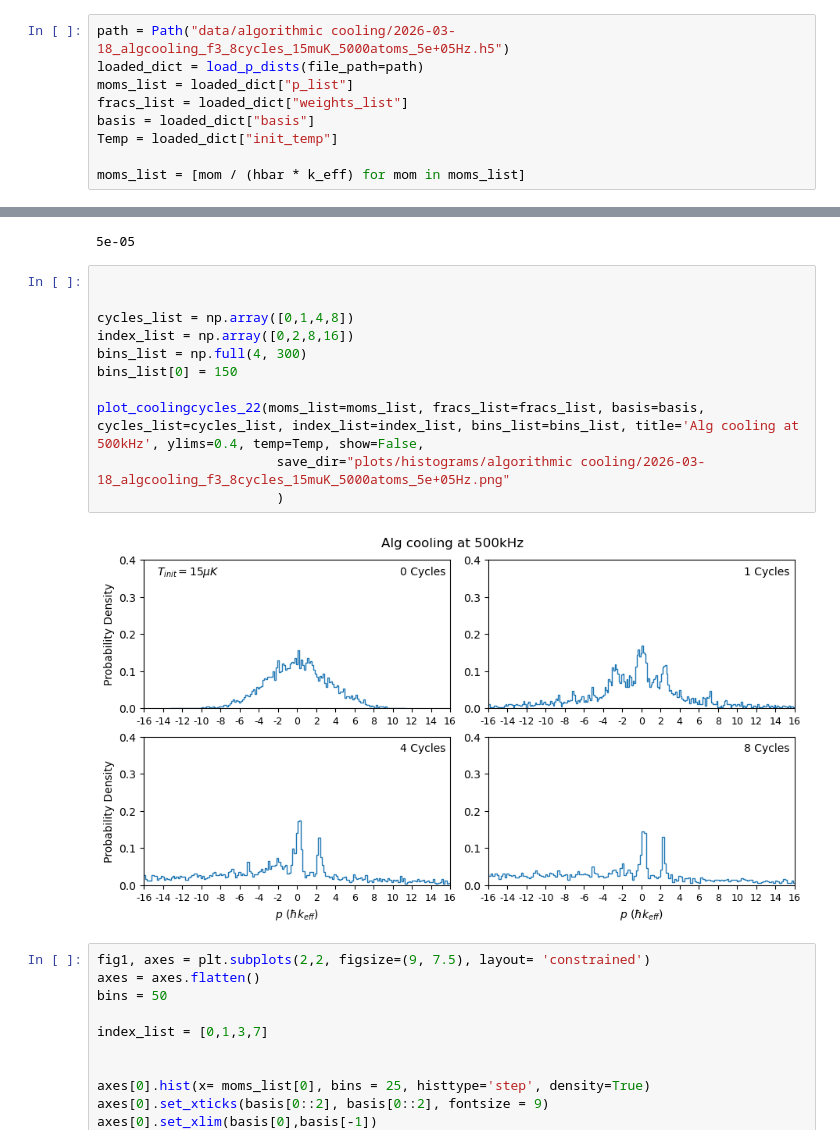
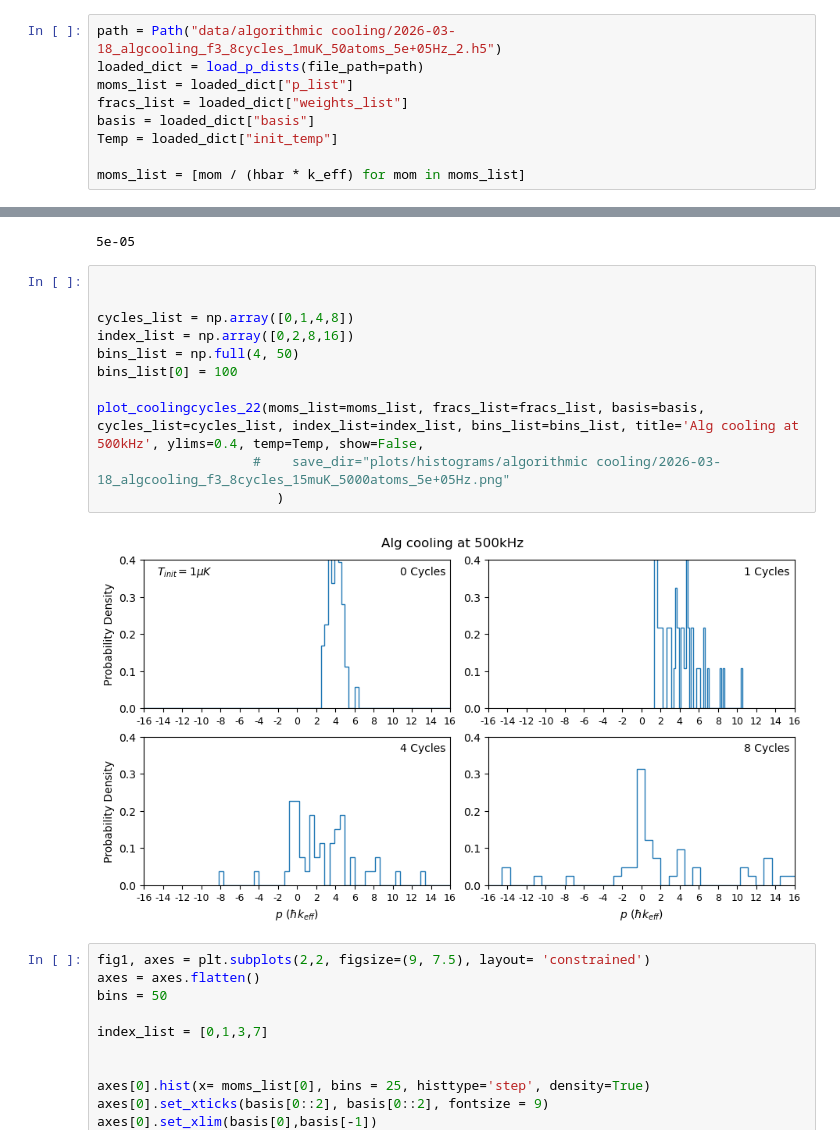
Before and after one commit to tr2g20/simulations, a Jupyter notebook: alg_cooling_2.ipynb, the cells around one changed output, grey strips where cells are left out. Saved outputs shown, nothing was run; the diff lists cells and outputs as text.

```diff
--- a/alg_cooling_2.ipynb
+++ b/alg_cooling_2.ipynb
@@ -34,7 +34,7 @@ initial_state = initial_state/ np.linalg.norm(initial_state)
 
 moms_list, fracs_list, _ = simulate_alg_cooling_custom(basis=basis, sequence=RR3, time_steps=time_steps, n_atoms=N, temp=Temp, initial_state=initial_state, cycles=cycles, rabi_freq=rabi_freq, pumping_route='f3', save_dir='data/algorithmic cooling')
 # %%
-path = Path("data/algorithmic cooling/2026-03-18_algcooling_f3_8cycles_15muK_5000atoms_5e+05Hz.h5")
+path = Path("data/algorithmic cooling/2026-03-18_algcooling_f3_8cycles_1muK_50atoms_5e+05Hz_2.h5")
 loaded_dict = load_p_dists(file_path=path)
 moms_list = loaded_dict["p_list"]
 fracs_list = loaded_dict["weights_list"]
@@ -49,16 +49,16 @@ print(Temp)
 # %%
 
 
 cycles_list = np.array([0,1,4,8])
 index_list = np.array([0,2,8,16])
-bins_list = np.full(4, 300)
-bins_list[0] = 150
+bins_list = np.full(4, 50)
+bins_list[0] = 100
 
 plot_coolingcycles_22(moms_list=moms_list, fracs_list=fracs_list, basis=basis, cycles_list=cycles_list, index_list=index_list, bins_list=bins_list, title='Alg cooling at 500kHz', ylims=0.4, temp=Temp, show=False,
-                       save_dir="plots/histograms/algorithmic cooling/2026-03-18_algcooling_f3_8cycles_15muK_5000atoms_5e+05Hz.png"
+                    #    save_dir="plots/histograms/algorithmic cooling/2026-03-18_algcooling_f3_8cycles_15muK_5000atoms_5e+05Hz.png"
                        )
 # %% [output]
-[figure, old version]
+[figure, new version]
 # %%
 fig1, axes = plt.subplots(2,2, figsize=(9, 7.5), layout= 'constrained')
 axes = axes.flatten()
```
Also changed, not shown: parts of 2 cells of this notebook, 5 other files.
